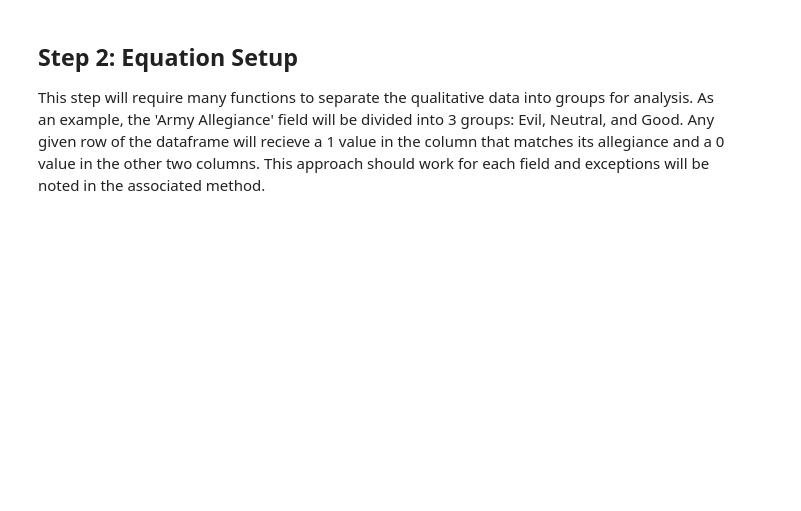
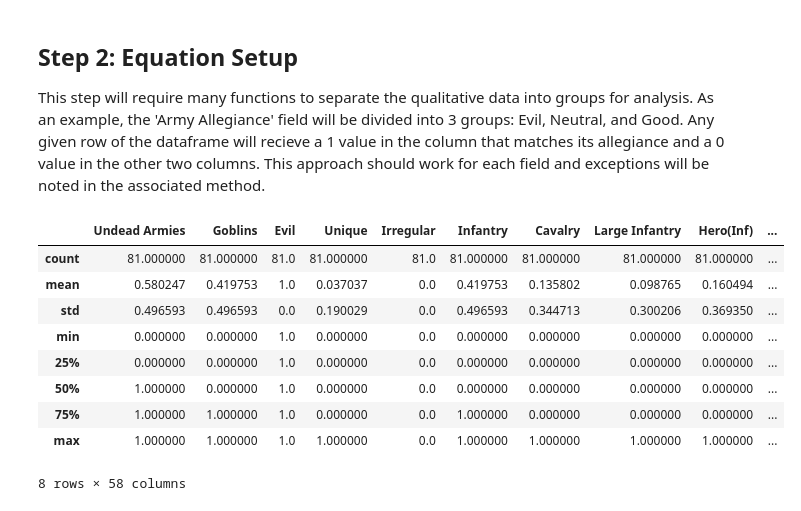
Before and after one commit to BeachedWhaleFTW/KoW-Custom-Unit-Cost, a Jupyter notebook: kow_cost_estimator.ipynb, the cells around one changed output. Cells and saved outputs as stored; diff of their text form; code cells hidden in the pictures; blank space fills up the shorter version.

```diff
--- a/kow_cost_estimator.ipynb
+++ b/kow_cost_estimator.ipynb
@@ -117,7 +137,7 @@ class MLRTransform:
         return pd.to_numeric(self.raw_data[' De'], downcast='float')
 
     def __att(self):
-        df = pd.to_numeric(self.raw_data[' Att'], downcast='float')
+        return pd.to_numeric(self.raw_data[' Att'], downcast='float')
 
     def __ne(self):
         # iterate, divide at '/', and turn into waver and route columns
@@ -175,8 +195,6 @@ class MLRTransform:
             values = row.split(';')
             i = {}
             for value in values:
-                if 'Base Size' in value:
-                    pass
                 rec = re.compile("\d")
                 digit = rec.findall(value)
                 new_v = re.sub(r"\(.*\)","", value)
@@ -189,30 +207,41 @@ class MLRTransform:
                     if ' Regeneration' in value:
                         i[new_v] = reference_index[int(d)]
                     else:
                         i[new_v] *= float(scalar)
             df = df.append(i, ignore_index=True)
 
         df.fillna(0, inplace=True)
         return df
 
     def __transform_column(self, column_name):
         unique_values = self.raw_data[column_name].unique()
         df = pd.DataFrame()
 
         # loop should create a new column for each unique value
         for value in unique_values:
             df[value] = ""
 
         # loop should iterate over each row in raw_data[column_name] and create a row in df with a 1 in the column
         # that matches its value
         for row in self.raw_data[column_name]:
             i = {row: 1.0}
             df = df.append(i, ignore_index=True)
 
         df.fillna(0, inplace=True)
 
         return df
 
 equation_df = MLRTransform(units)
 x, y = equation_df.transform()
 x.describe()
+# %% [output]
+|  | Undead Armies | Goblins | Evil | Unique | Irregular | Infantry | Cavalry | Large Infantry | Hero(Inf) | ... |
+| count | 81.000000 | 81.000000 | 81.0 | 81.000000 | 81.0 | 81.000000 | 81.000000 | 81.000000 | 81.000000 | ... |
+| mean | 0.580247 | 0.419753 | 1.0 | 0.037037 | 0.0 | 0.419753 | 0.135802 | 0.098765 | 0.160494 | ... |
+| std | 0.496593 | 0.496593 | 0.0 | 0.190029 | 0.0 | 0.496593 | 0.344713 | 0.300206 | 0.369350 | ... |
+| min | 0.000000 | 0.000000 | 1.0 | 0.000000 | 0.0 | 0.000000 | 0.000000 | 0.000000 | 0.000000 | ... |
+| 25% | 0.000000 | 0.000000 | 1.0 | 0.000000 | 0.0 | 0.000000 | 0.000000 | 0.000000 | 0.000000 | ... |
+| 50% | 1.000000 | 0.000000 | 1.0 | 0.000000 | 0.0 | 0.000000 | 0.000000 | 0.000000 | 0.000000 | ... |
+| 75% | 1.000000 | 1.000000 | 1.0 | 0.000000 | 0.0 | 1.000000 | 0.000000 | 0.000000 | 0.000000 | ... |
+| max | 1.000000 | 1.000000 | 1.0 | 1.000000 | 0.0 | 1.000000 | 1.000000 | 1.000000 | 1.000000 | ... |
+8 rows × 58 columns
```
Also changed, not shown: parts of 7 cells of this notebook, 2 other files.
